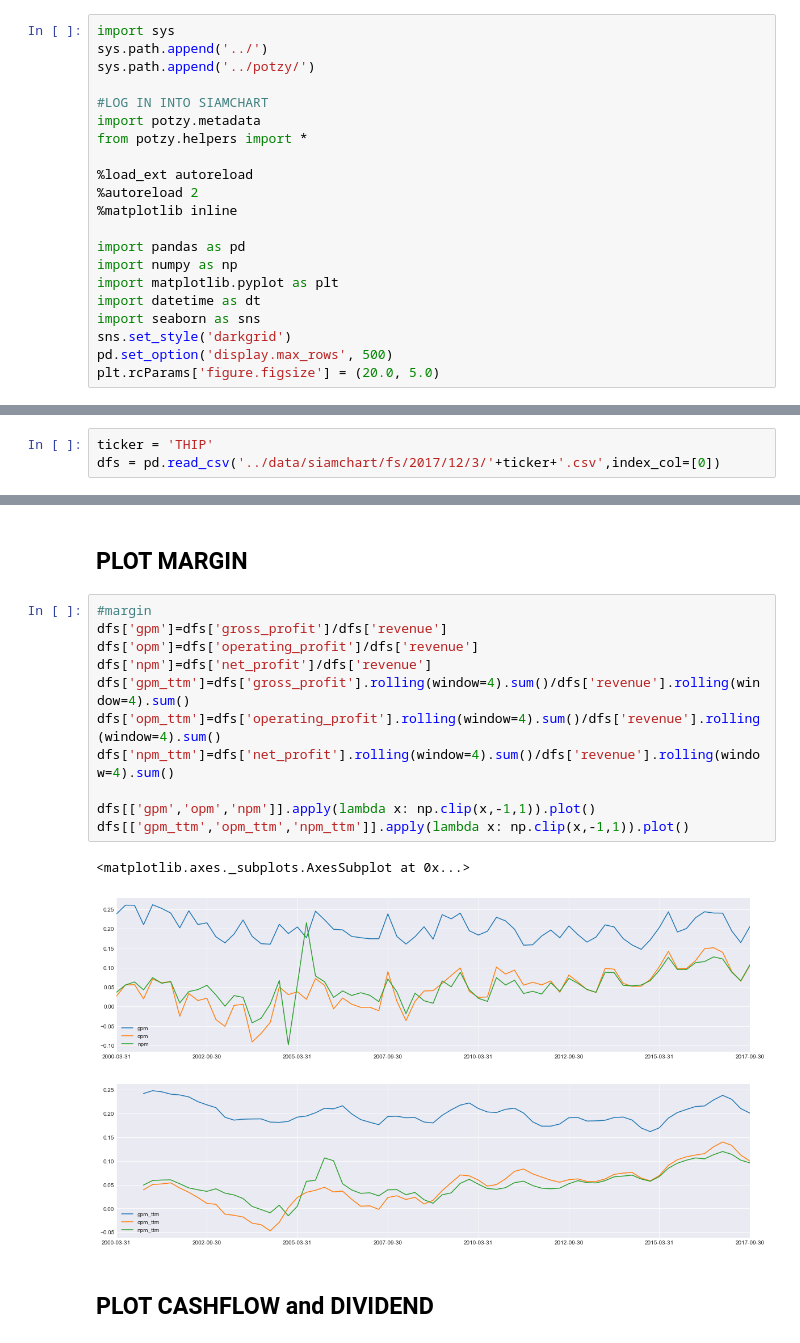
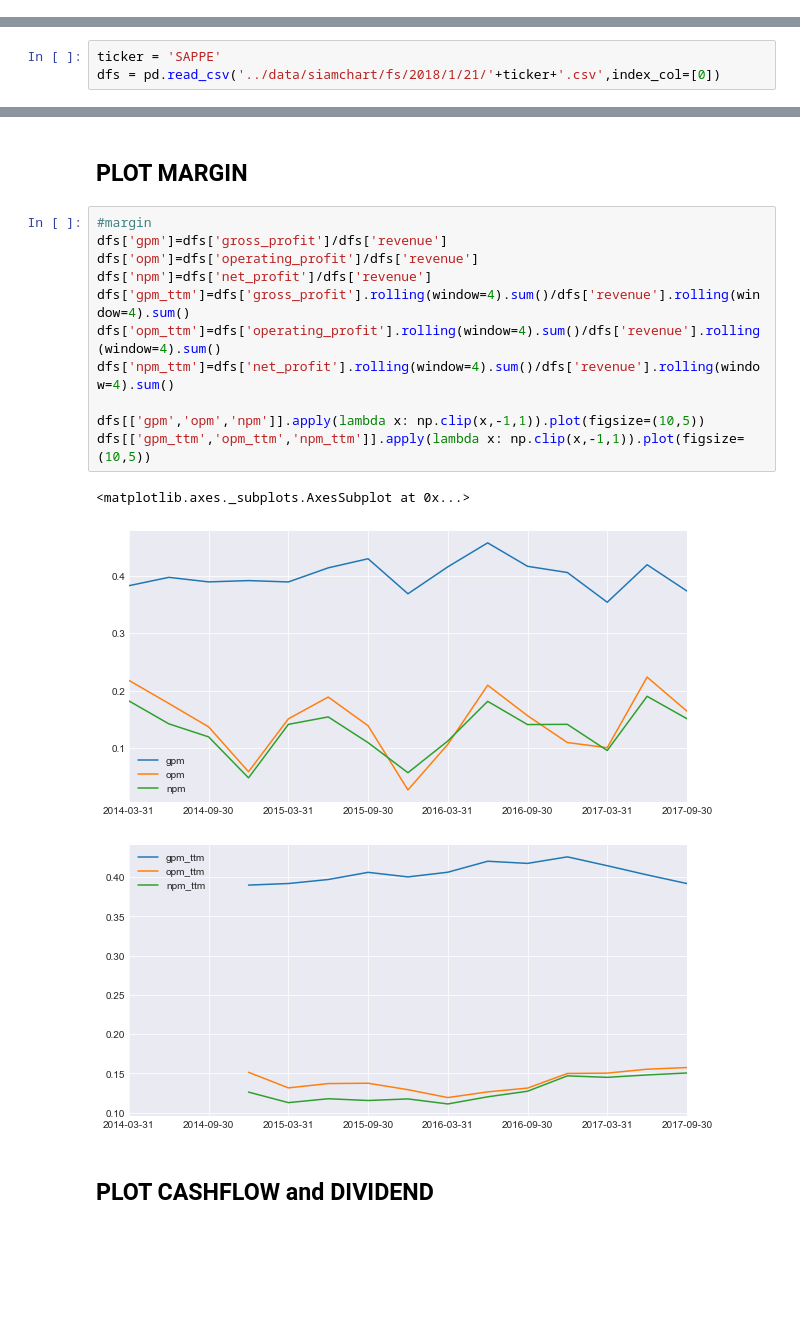
Before and after one commit to dsysbydx/project-potzy, a Jupyter notebook: notebook/main_dash_board.ipynb, the cells around one changed output, grey strips where cells are left out. Cells and saved outputs as stored; diff of their text form; blank space fills up the shorter version.

```diff
--- a/notebook/main_dash_board.ipynb
+++ b/notebook/main_dash_board.ipynb
@@ -1,21 +0,0 @@
-# %%
-import sys
-sys.path.append('../')
-sys.path.append('../potzy/')
-
-#LOG IN INTO SIAMCHART
-import potzy.metadata
-from potzy.helpers import *
-
-%load_ext autoreload
-%autoreload 2
-%matplotlib inline
-
-import pandas as pd
-import numpy as np
-import matplotlib.pyplot as plt
-import datetime as dt
-import seaborn as sns
-sns.set_style('darkgrid')
-pd.set_option('display.max_rows', 500)
-plt.rcParams['figure.figsize'] = (20.0, 5.0)
@@ -25,5 +6,5 @@ The autoreload extension is already loaded. To reload it, use:
 # %%
-ticker = 'THIP'
-dfs = pd.read_csv('../data/siamchart/fs/2017/12/3/'+ticker+'.csv',index_col=[0])
+ticker = 'SAPPE'
+dfs = pd.read_csv('../data/siamchart/fs/2018/1/21/'+ticker+'.csv',index_col=[0])
 # %% [markdown]
 ## PLOT REVENUE/PROFIT
@@ -112,18 +98,18 @@ print("")
 # %%
 #margin
 dfs['gpm']=dfs['gross_profit']/dfs['revenue']
 dfs['opm']=dfs['operating_profit']/dfs['revenue']
 dfs['npm']=dfs['net_profit']/dfs['revenue']
 dfs['gpm_ttm']=dfs['gross_profit'].rolling(window=4).sum()/dfs['revenue'].rolling(window=4).sum()
 dfs['opm_ttm']=dfs['operating_profit'].rolling(window=4).sum()/dfs['revenue'].rolling(window=4).sum()
 dfs['npm_ttm']=dfs['net_profit'].rolling(window=4).sum()/dfs['revenue'].rolling(window=4).sum()
 
-dfs[['gpm','opm','npm']].apply(lambda x: np.clip(x,-1,1)).plot()
-dfs[['gpm_ttm','opm_ttm','npm_ttm']].apply(lambda x: np.clip(x,-1,1)).plot()
+dfs[['gpm','opm','npm']].apply(lambda x: np.clip(x,-1,1)).plot(figsize=(10,5))
+dfs[['gpm_ttm','opm_ttm','npm_ttm']].apply(lambda x: np.clip(x,-1,1)).plot(figsize=(10,5))
 # %% [output]
 <matplotlib.axes._subplots.AxesSubplot at 0x...>
-[figure, old version]
+[figure, new version]
-[figure, old version]
+[figure, new version]
 # %% [markdown]
 ## PLOT CASHFLOW and  DIVIDEND
 # %%
```
Also changed, not shown: parts of 12 cells of this notebook, 18 other files.
